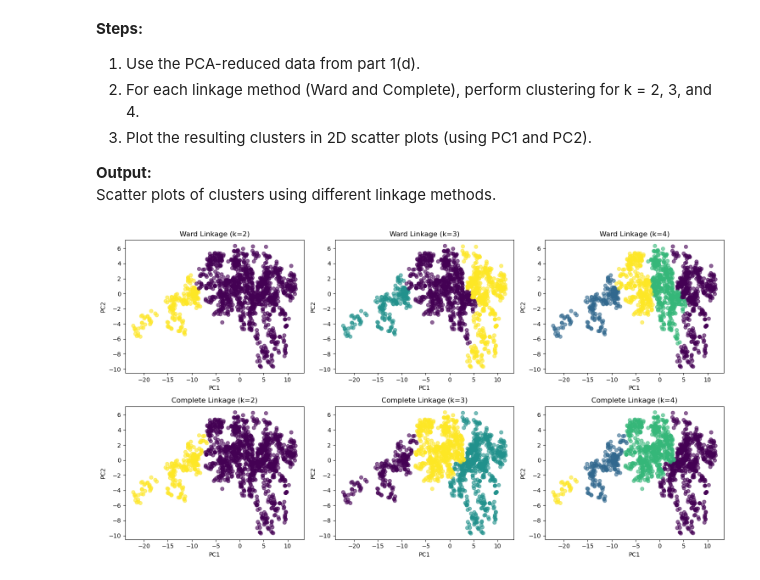
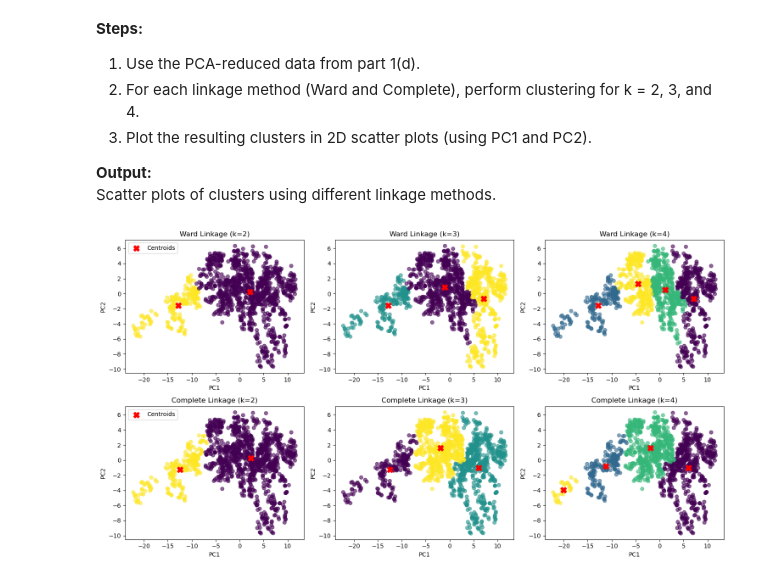
Before and after one commit to ruiqiliu7/test, a Jupyter notebook: CS6220_Assignment5.ipynb, the cells around one changed output. Cells and saved outputs as stored; diff of their text form; code cells hidden in the pictures.

```diff
--- a/CS6220_Assignment5.ipynb
+++ b/CS6220_Assignment5.ipynb
@@ -333,27 +363,45 @@ Scatter plots of clusters using different linkage methods.
 # %%
 # 2(b) Clustering with Different Linkages
 
 from sklearn.cluster import AgglomerativeClustering
+import numpy as np
 
 linkage_methods = ['ward', 'complete']
 ks_hier = [2, 3, 4]
 
 plt.figure(figsize=(15, 8))
 plot_idx = 1
 
 for linkage in linkage_methods:
     for k in ks_hier:
         agglom = AgglomerativeClustering(n_clusters=k, linkage=linkage)
         cluster_labels = agglom.fit_predict(X_pca)
 
+        # Calculate the "centroid" as the mean of points in each cluster
+        centroids = []
+        for label in np.unique(cluster_labels):
+            centroid_coords = X_pca[cluster_labels == label].mean(axis=0)
+            centroids.append(centroid_coords)
+        centroids = np.array(centroids)
+
+        # Plot the clusters
         plt.subplot(len(linkage_methods), len(ks_hier), plot_idx)
         plt.scatter(X_pca[:, 0], X_pca[:, 1], c=cluster_labels, cmap='viridis', alpha=0.6)
+
+        # Plot the centroids
+        plt.scatter(centroids[:, 0], centroids[:, 1], c='red', marker='X', s=100, label='Centroids')
+
         plt.title(f'{linkage.capitalize()} Linkage (k={k})')
         plt.xlabel('PC1')
         plt.ylabel('PC2')
+
+        # Show legend only for the first subplot in each row
+        if k == 2:
+            plt.legend()
+
         plot_idx += 1
 
 plt.tight_layout()
 plt.show()
 # %% [output]
-[figure, old version]
+[figure, new version]
```
Also changed, not shown: parts of 5 cells of this notebook.
